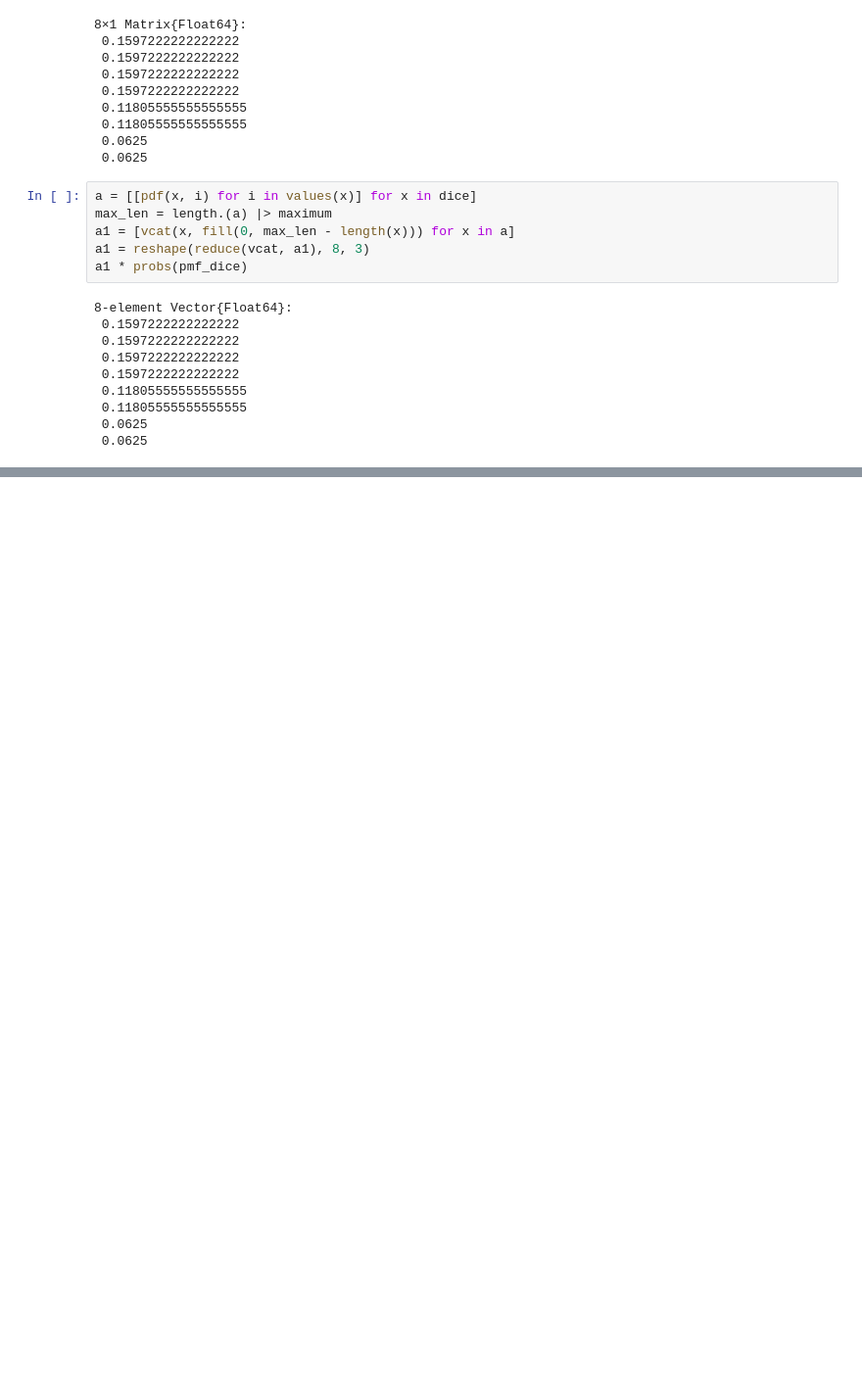
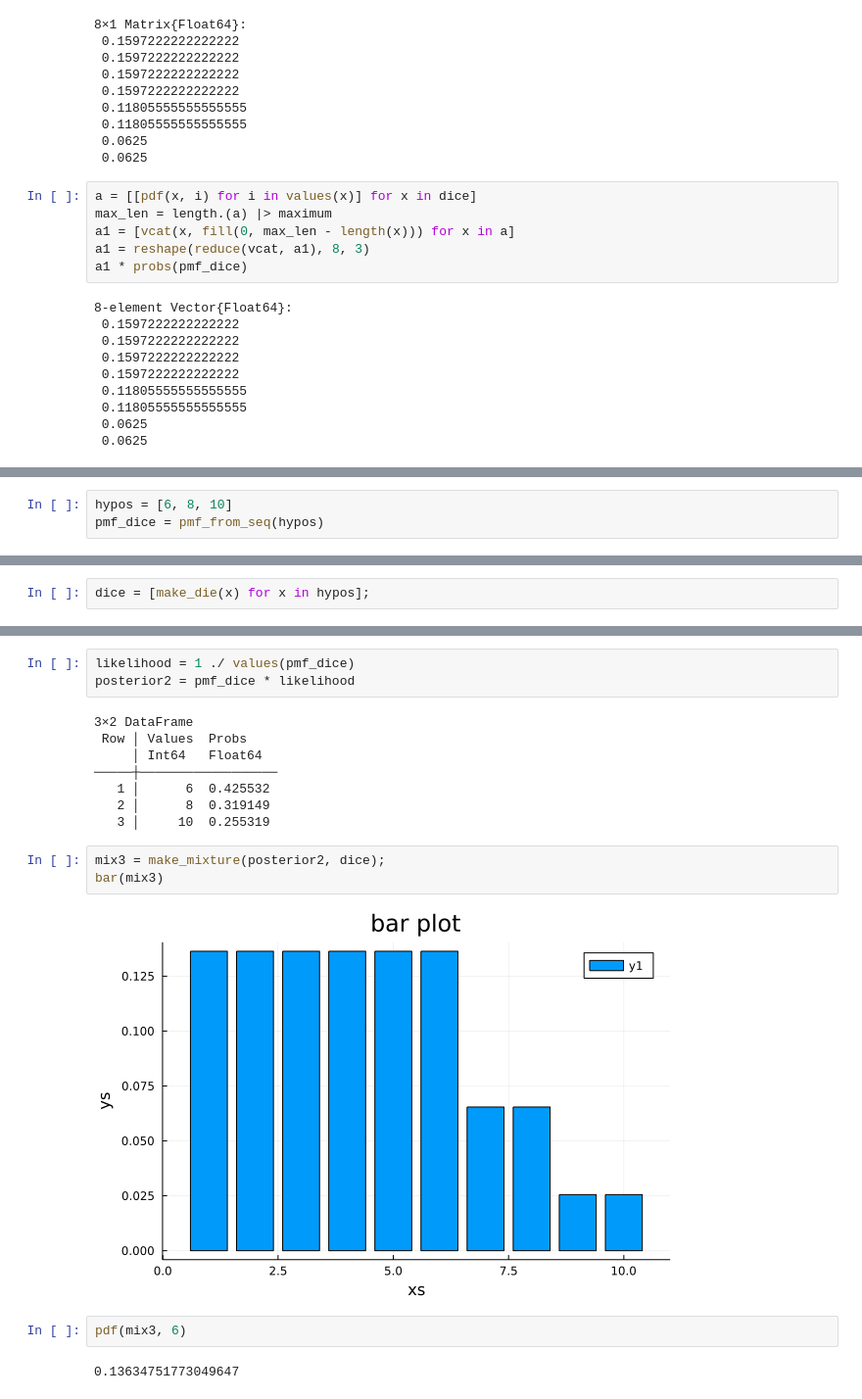
Before and after one commit to bwanab/ThinkBayes.jl, a Jupyter notebook: notebooks/think_bayes_in_julia_chapter_7.ipynb, the cells around one changed output, grey strips where cells are left out. Shown at 98% size. Drawn from its saved outputs; the diff is of its cells as text; blank space fills up the shorter version.

```diff
--- a/notebooks/think_bayes_in_julia_chapter_7.ipynb
+++ b/notebooks/think_bayes_in_julia_chapter_7.ipynb
@@ -264,0 +338,3 @@ bar(mix)
+# %%
+hypos = [6, 8, 10]
+pmf_dice = pmf_from_seq(hypos)
@@ -264,0 +349,2 @@ bar(mix)
+# %%
+dice = [make_die(x) for x in hypos];
@@ -264,0 +361,20 @@ bar(mix)
+# %%
+likelihood = 1 ./ values(pmf_dice)
+posterior2 = pmf_dice * likelihood
+# %% [output]
+3×2 DataFrame
+ Row │ Values  Probs
+     │ Int64   Float64
+─────┼──────────────────
+   1 │      6  0.425532
+   2 │      8  0.319149
+   3 │     10  0.255319
+# %%
+mix3 = make_mixture(posterior2, dice);
+bar(mix3)
+# %% [output]
+[figure, added]
+# %%
+pdf(mix3, 6)
+# %% [output]
+0.13634751773049647
```
Also changed, not shown: parts of 31 cells of this notebook, 2 other files.
